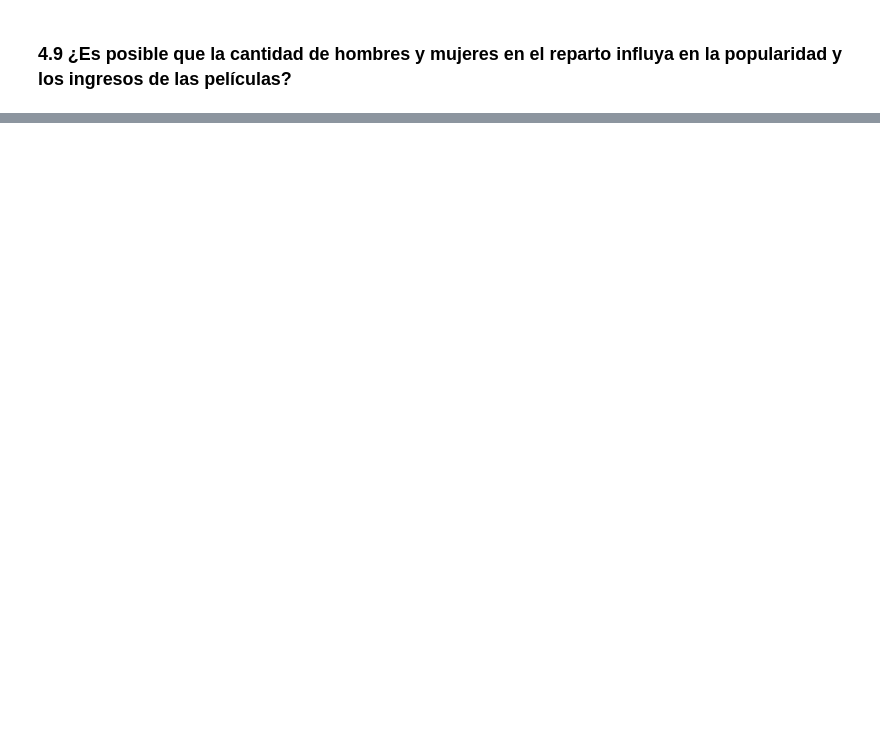
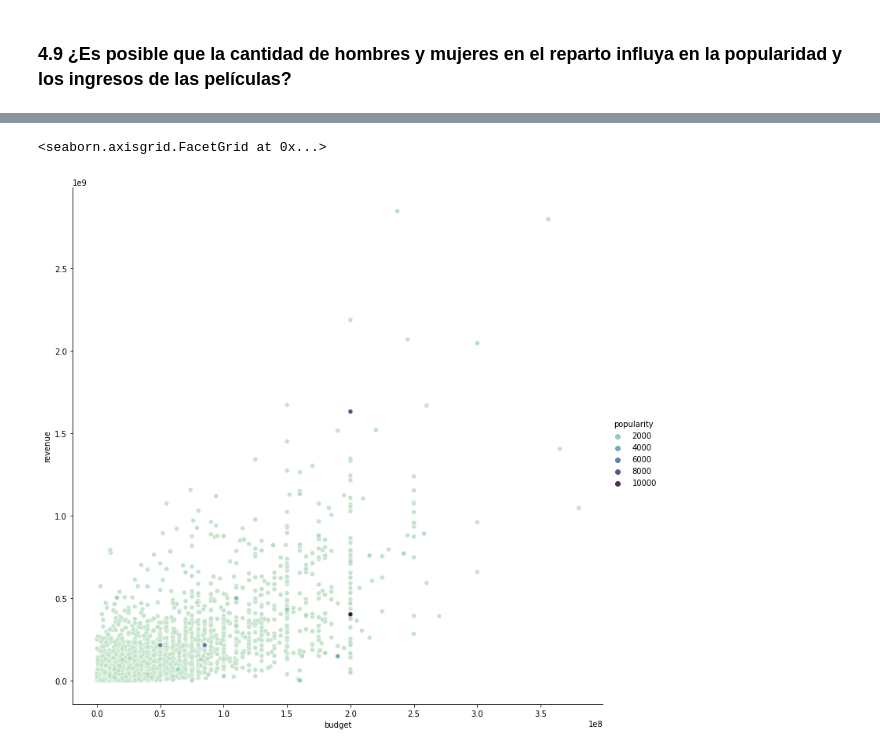
Before and after one commit to Carlos21122000/Analisis-Exploratorio, a Jupyter notebook: Hoja de Trabajo 1.ipynb, the cells around one changed output, grey strips where cells are left out. Saved outputs shown, nothing was run; the diff lists cells and outputs as text; code cells hidden in the pictures; blank space fills up the shorter version.

```diff
--- a/Hoja de Trabajo 1.ipynb
+++ b/Hoja de Trabajo 1.ipynb
@@ -310,0 +515,17 @@ plt.xlabel('Years',fontsize=30)
+# %%
+budgetRevunue = datos.copy()
+#get median of votesCounts
+median = datos.voteCount.median()
+#drop movies with less revenue than the 0
+budgetRevunue = budgetRevunue[budgetRevunue.revenue > 1]
+#drop movies with less budget than the 0
+budgetRevunue = budgetRevunue[budgetRevunue.budget > 1]
+median = datos.voteCount.median()
+#drop movies with less votes than the median
+budgetRevunue = budgetRevunue[budgetRevunue.voteCount >= median]
+
+#budgetRevunue
+sns.relplot(data=budgetRevunue, x="budget", y="revenue",hue="popularity",height=10,palette=sns.color_palette("ch:s=.90,rot=-.75", as_cmap=True))
+# %% [output]
+<seaborn.axisgrid.FacetGrid at 0x...>
+[figure, added]
```
Also changed, not shown: parts of 45 cells of this notebook.
